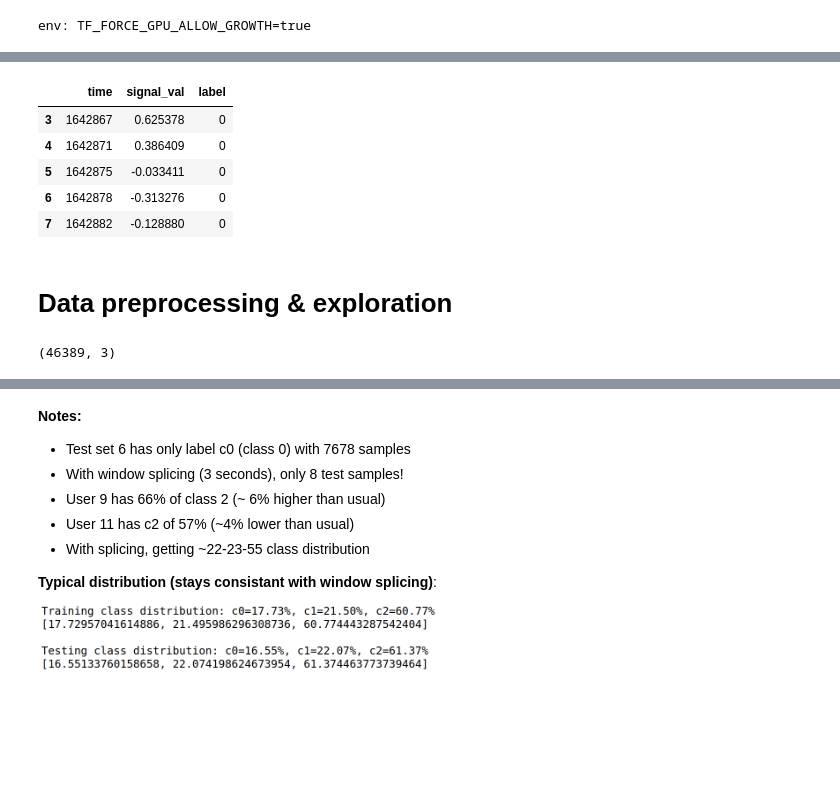
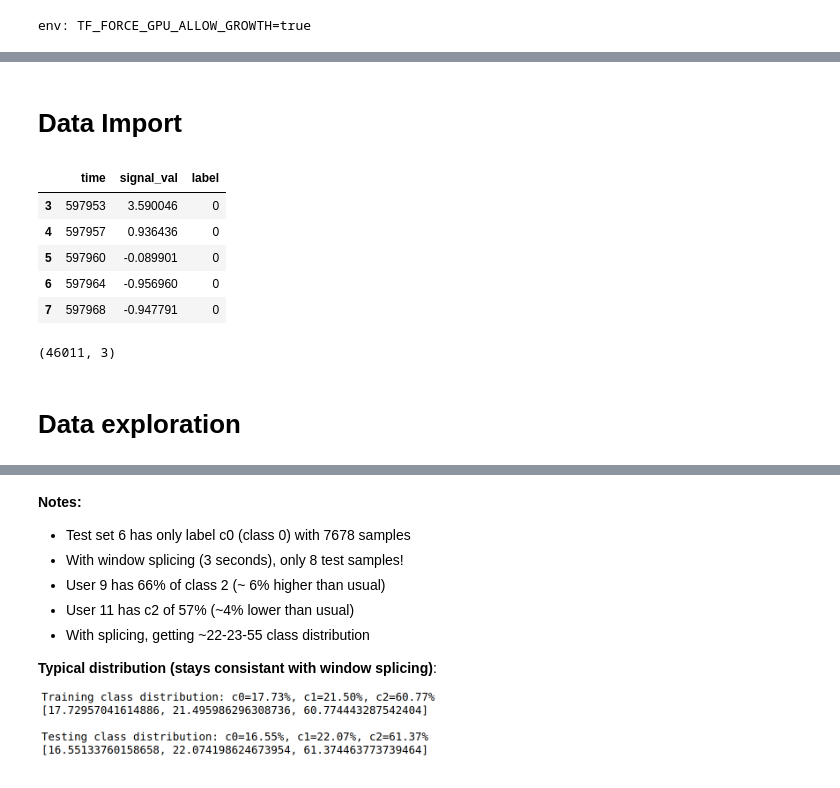
Before and after one commit to the-promised-LAN/ecg_stress_classification, a Jupyter notebook: ecgnet2018.ipynb, the cells around one changed output, grey strips where cells are left out. Cells and saved outputs as stored; diff of their text form; code cells hidden in the pictures; blank space fills up the shorter version.

```diff
--- a/ecgnet2018.ipynb
+++ b/ecgnet2018.ipynb
@@ -131,14 +163,0 @@ def print_class_distribution(train_labels, test_labels):
-# %%
-train_set, test_set = import_train_test_data('IRRlabeldata_3c',test_user=2)
-
-# removing first 2 rows since garbage data
-# test_set = test_set.iloc[2:,:]
-# train_set = train_set.iloc[2:,:]
-test_set.head()
-# %% [output]
-|  | time | signal_val | label |
-| 3 | 1642867 | 0.625378 | 0 |
-| 4 | 1642871 | 0.386409 | 0 |
-| 5 | 1642875 | -0.033411 | 0 |
-| 6 | 1642878 | -0.313276 | 0 |
-| 7 | 1642882 | -0.128880 | 0 |
@@ -145,9 +188,23 @@ test_set.head()
 # %% [markdown]
-# Data preprocessing & exploration
+# Data Import
+# %%
+train_set, test_set = import_train_test_data('IRRlabeldata_3c',test_user=3)
+# train_set,_ = import_train_test_data('IRRlabeldata_3c') # using entire training set
+
+test_set.head()
+# %% [output]
+|  | time | signal_val | label |
+| 3 | 597953 | 3.590046 | 0 |
+| 4 | 597957 | 0.936436 | 0 |
+| 5 | 597960 | -0.089901 | 0 |
+| 6 | 597964 | -0.956960 | 0 |
+| 7 | 597968 | -0.947791 | 0 |
 # %%
 test_set.shape
 # %% [output]
-(46389, 3)
+(46011, 3)
+# %% [markdown]
+# Data exploration
 # %%
 # Class distribution on original dataset (476388 training, 46389 test); test user #2
 # Training: c0 - 17.7%; c1 - 21.5%, c2 - 60.8%
```
Also changed, not shown: parts of 54 cells of this notebook.
